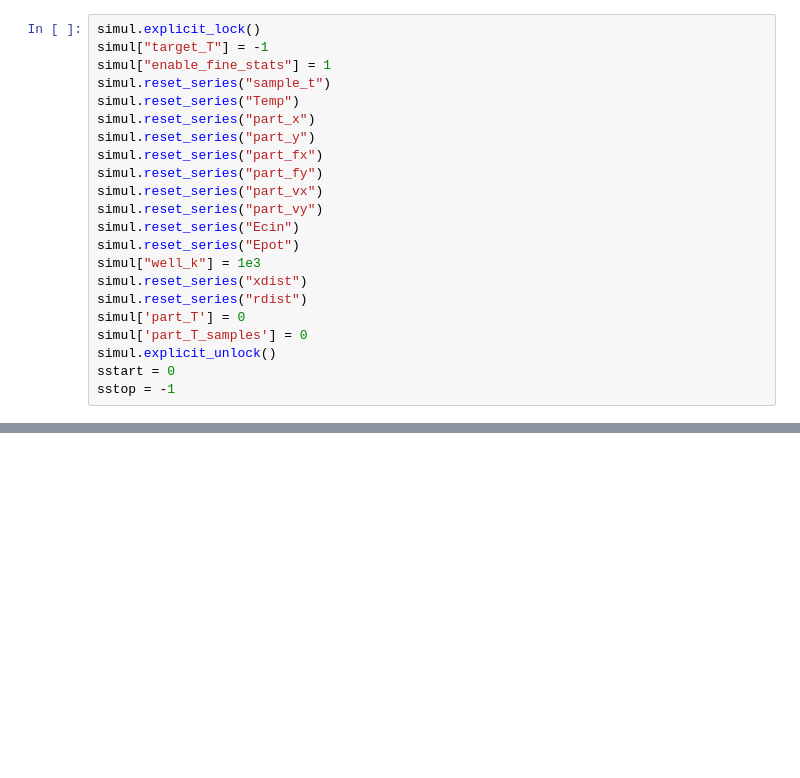
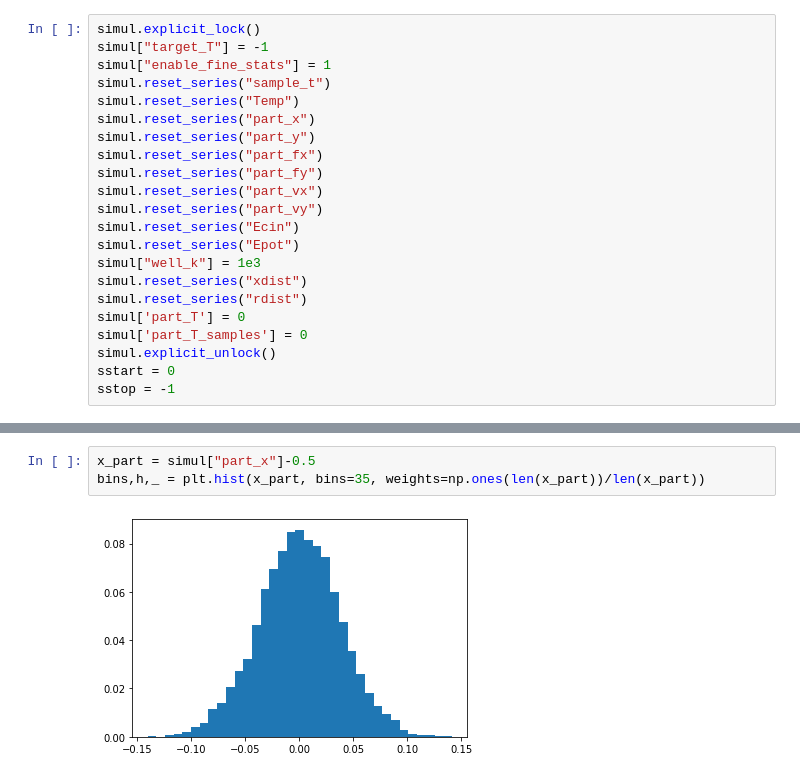
Before and after one commit to xif-fr/BrownianMotion, a Jupyter notebook: main.ipynb, the cells around one changed output, grey strips where cells are left out. Saved outputs shown, nothing was run; the diff lists cells and outputs as text; blank space fills up the shorter version.

```diff
--- a/main.ipynb
+++ b/main.ipynb
@@ -380,3 +408,8 @@ if do_save:
+# %%
+x_part = simul["part_x"]-0.5
+bins,h,_ = plt.hist(x_part, bins=35, weights=np.ones(len(x_part))/len(x_part))
+# %% [output]
+[figure, added]
 # %%
 (acc, samples) = simul["rdist"]
 rdist = acc/samples
```
Also changed, not shown: parts of 24 cells of this notebook, 2 other files.
